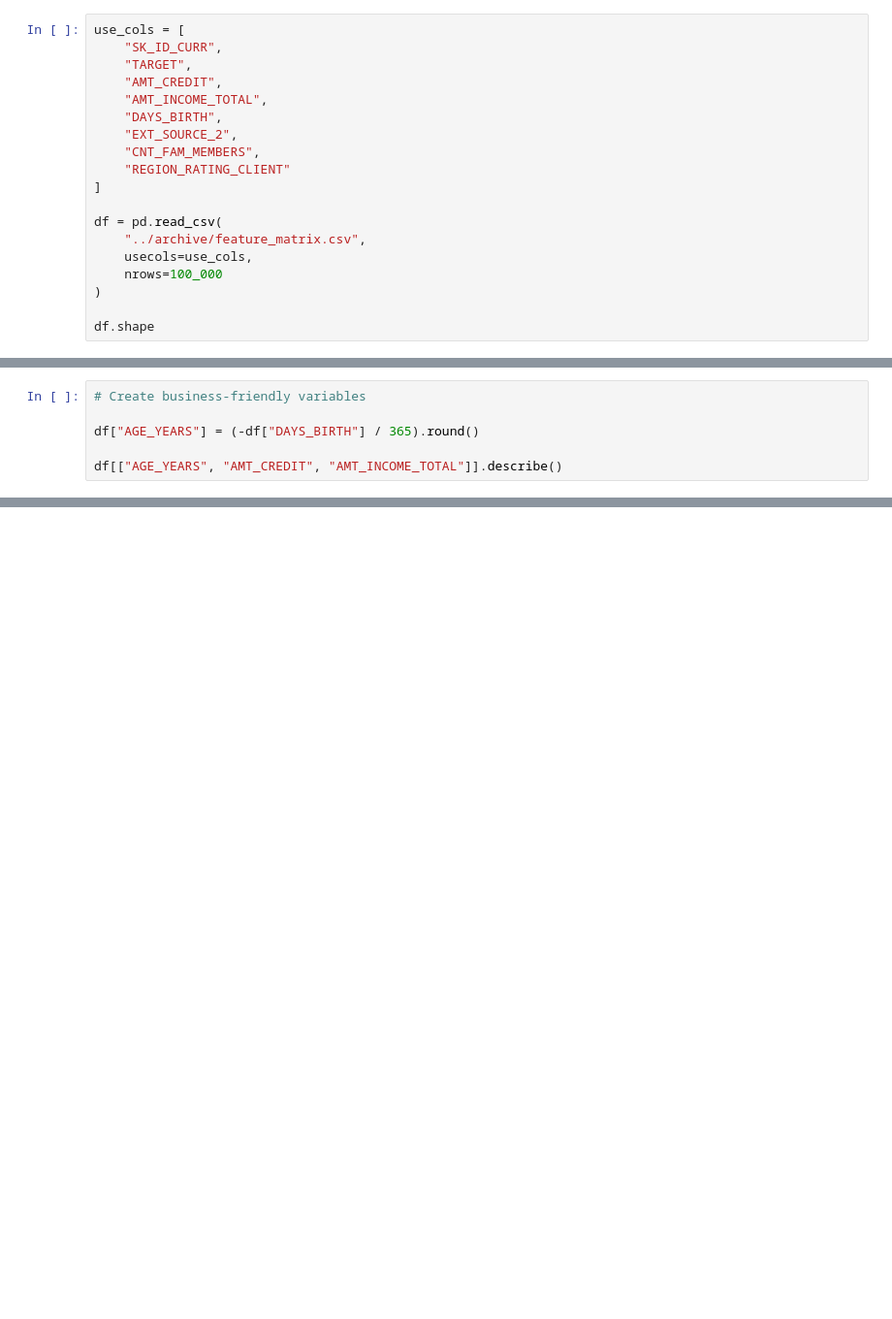
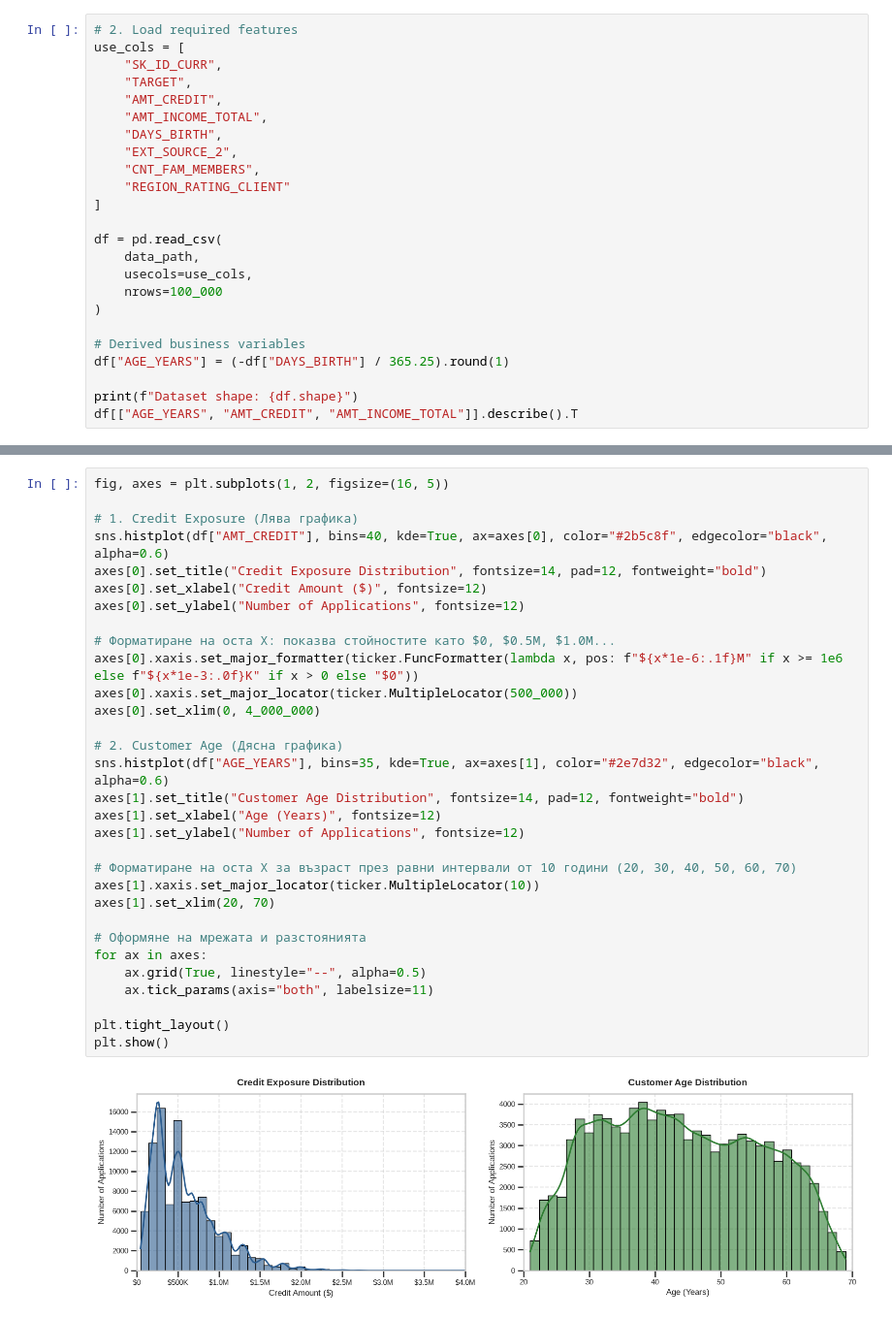
Before and after one commit to KuzevaStasy/Credit-Risk-Business-Analytics, a Jupyter notebook: notebooks/01_business_context_and_data_overview.ipynb, the cells around one changed output, grey strips where cells are left out. Shown at 97% size. Drawn from its saved outputs; the diff is of its cells as text; blank space fills up the shorter version.

```diff
--- a/notebooks/01_business_context_and_data_overview.ipynb
+++ b/notebooks/01_business_context_and_data_overview.ipynb
@@ -51,4 +37,5 @@ cols[:20], len(cols)
 # %%
+# 2. Load required features
 use_cols = [
     "SK_ID_CURR",
     "TARGET",
@@ -61,10 +48,14 @@ use_cols = [
 ]
 
 df = pd.read_csv(
-    "../archive/feature_matrix.csv",
+    data_path,
     usecols=use_cols,
     nrows=100_000
 )
 
-df.shape
+# Derived business variables
+df["AGE_YEARS"] = (-df["DAYS_BIRTH"] / 365.25).round(1)
+
+print(f"Dataset shape: {df.shape}")
+df[["AGE_YEARS", "AMT_CREDIT", "AMT_INCOME_TOTAL"]].describe().T
 # %% [output]
@@ -72,6 +66,0 @@ df.shape
-# %%
-# Create business-friendly variables
-
-df["AGE_YEARS"] = (-df["DAYS_BIRTH"] / 365).round()
-
-df[["AGE_YEARS", "AMT_CREDIT", "AMT_INCOME_TOTAL"]].describe()
@@ -188,0 +115,33 @@ foundations into actionable management insights.
+# %%
+fig, axes = plt.subplots(1, 2, figsize=(16, 5))
+
+# 1. Credit Exposure (Лява графика)
+sns.histplot(df["AMT_CREDIT"], bins=40, kde=True, ax=axes[0], color="#2b5c8f", edgecolor="black", alpha=0.6)
+axes[0].set_title("Credit Exposure Distribution", fontsize=14, pad=12, fontweight="bold")
+axes[0].set_xlabel("Credit Amount ($)", fontsize=12)
+axes[0].set_ylabel("Number of Applications", fontsize=12)
+
+# Форматиране на оста X: показва стойностите като $0, $0.5M, $1.0M...
+axes[0].xaxis.set_major_formatter(ticker.FuncFormatter(lambda x, pos: f"${x*1e-6:.1f}M" if x >= 1e6 else f"${x*1e-3:.0f}K" if x > 0 else "$0"))
+axes[0].xaxis.set_major_locator(ticker.MultipleLocator(500_000))
+axes[0].set_xlim(0, 4_000_000)
+
+# 2. Customer Age (Дясна графика)
+sns.histplot(df["AGE_YEARS"], bins=35, kde=True, ax=axes[1], color="#2e7d32", edgecolor="black", alpha=0.6)
+axes[1].set_title("Customer Age Distribution", fontsize=14, pad=12, fontweight="bold")
+axes[1].set_xlabel("Age (Years)", fontsize=12)
+axes[1].set_ylabel("Number of Applications", fontsize=12)
+
+# Форматиране на оста X за възраст през равни интервали от 10 години (20, 30, 40, 50, 60, 70)
+axes[1].xaxis.set_major_locator(ticker.MultipleLocator(10))
+axes[1].set_xlim(20, 70)
+
+# Оформяне на мрежата и разстоянията
+for ax in axes:
+    ax.grid(True, linestyle="--", alpha=0.5)
+    ax.tick_params(axis="both", labelsize=11)
+
+plt.tight_layout()
+plt.show()
+# %% [output]
+[figure, added]
```
Also changed, not shown: parts of 22 cells of this notebook, 3 other files.
